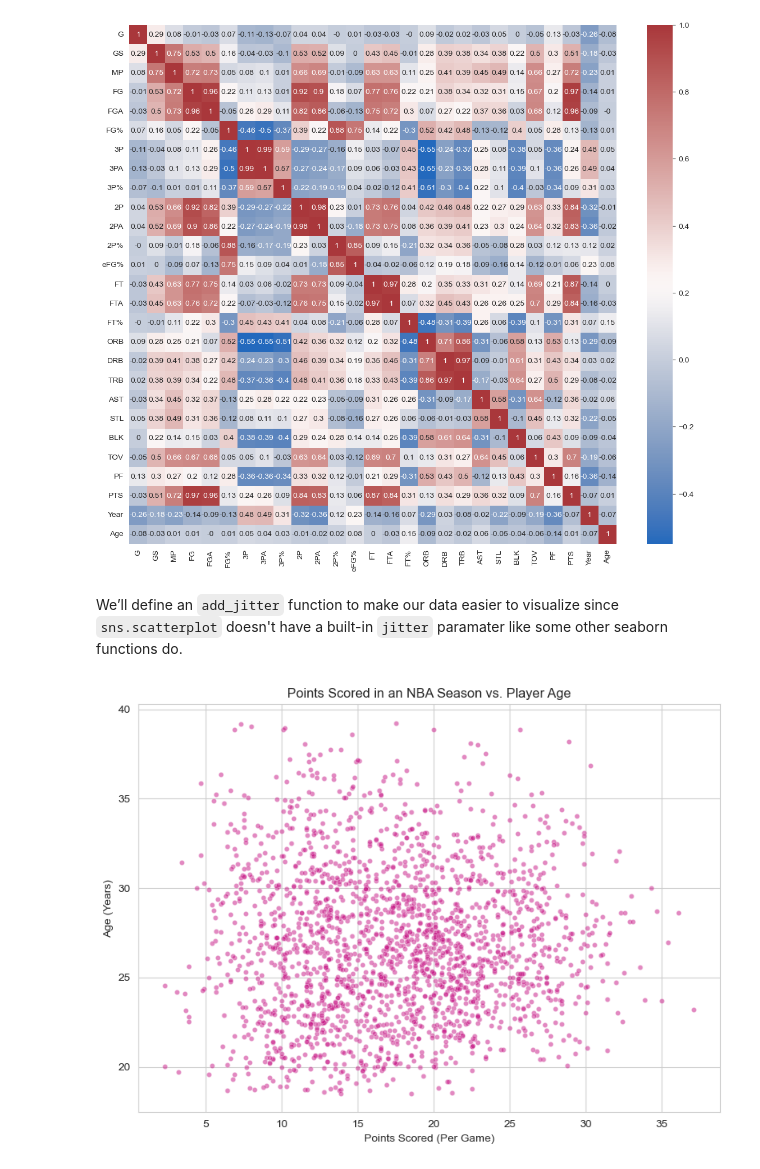
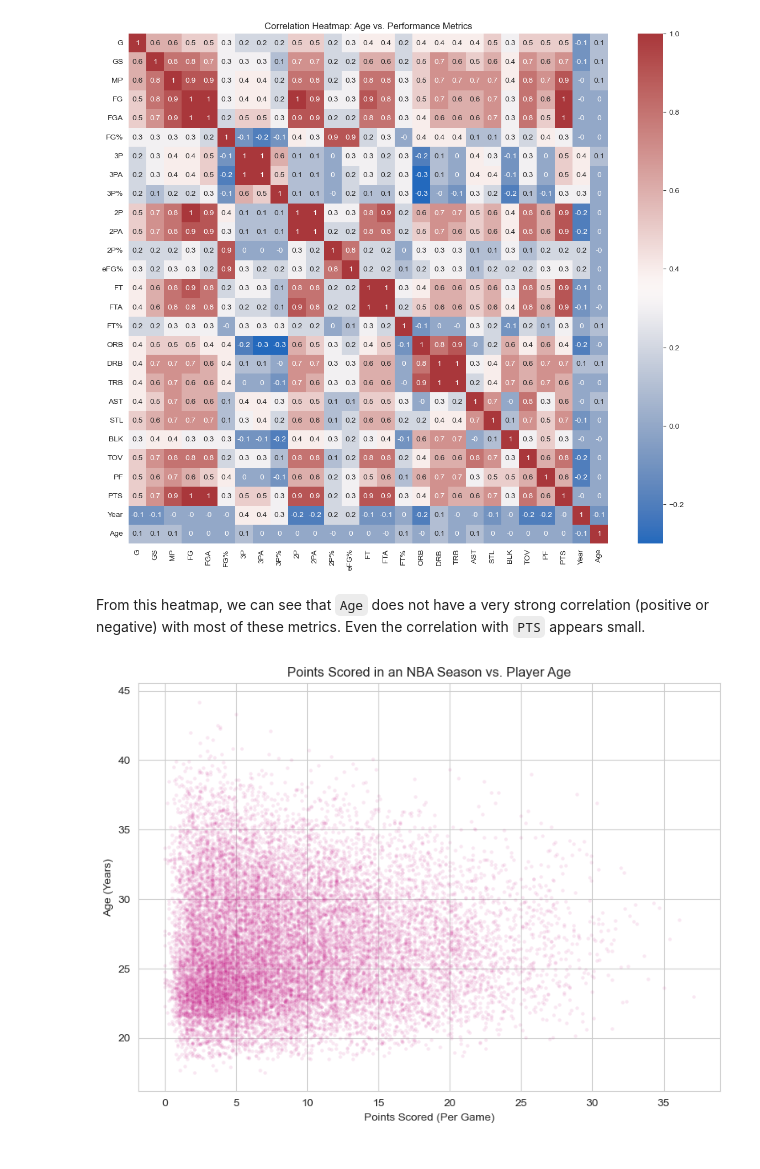
Before and after one commit to Logan-Locke/nba-analytics-pipeline, a Jupyter notebook: inference.ipynb, the cells around one changed output. Saved outputs shown, nothing was run; the diff lists cells and outputs as text; code cells hidden in the pictures.

```diff
--- a/inference.ipynb
+++ b/inference.ipynb
@@ -12,0 +11,5 @@ from scipy.stats import ttest_ind
+# %%
+engine = create_engine('sqlite:///nba_stats.db')
+nba_player_seasons_complete = pd.read_sql("SELECT * FROM nba_player_seasons_complete", con=engine)
+print(nba_player_seasons_complete.shape)
+nba_player_seasons_complete.head()
@@ -195,22 +200,22 @@ and also ensure that the age groups we selected aren’t misrepresenting our dat
 # %%
-# Define target and features
 target = 'Age'
-features = ['G', 'GS', 'MP', 'FG', 'FGA', 'FG%',
-            '3P', '3PA', '3P%', '2P', '2PA', '2P%',
-            'eFG%', 'FT', 'FTA', 'FT%', 'ORB', 'DRB',
-            'TRB', 'AST', 'STL', 'BLK', 'TOV', 'PF',
-            'PTS', 'Year']
+features = [
+    'G', 'GS', 'MP', 'FG', 'FGA', 'FG%',
+    '3P', '3PA', '3P%', '2P', '2PA', '2P%',
+    'eFG%', 'FT', 'FTA', 'FT%', 'ORB', 'DRB',
+    'TRB', 'AST', 'STL', 'BLK', 'TOV', 'PF',
+    'PTS', 'Year'
+]
 
-nba_corr_subset = nba[features + [target]]
-
-nba_corrs = nba_corr_subset.corr().round(2)
+nba_corr_subset = nba_player_seasons_complete[features + [target]]
+nba_corrs = nba_corr_subset.corr().round(1)
 
 plt.figure(figsize=(14, 12))
-
 sns.heatmap(nba_corrs, annot=True, cmap="vlag")
+plt.title("Correlation Heatmap: Age vs. Performance Metrics")
 plt.show()
 # %% [output]
-[figure, old version]
+[figure, new version]
 # %% [markdown]
-We’ll define an `add_jitter` function to make our data easier to visualize
-since `sns.scatterplot` doesn't have a built-in `jitter` paramater like some other seaborn functions do.
+From this heatmap, we can see that `Age` does not have a very strong correlation (positive or negative) with most of these metrics.
+Even the correlation with `PTS` appears small.
@@ -220,4 +222,7 @@ def add_jitter(data, column, jitter_amount=0.5):
 # %%
+def add_jitter(data, column, jitter_amount=0.5):
+    return data[column] + np.random.uniform(-jitter_amount, jitter_amount, size=len(data))
+
 plt.figure(figsize=(8, 6))
 
 sns.scatterplot(
@@ -225,16 +230,15 @@ sns.scatterplot(
     x='PTS',
     y=add_jitter(nba_corr_subset, 'Age'),
     color='mediumvioletred',
-    s=20,
-    alpha=0.5,
+    s=10,
+    alpha=0.1,
 )
 
 plt.title('Points Scored in an NBA Season vs. Player Age')
 plt.xlabel('Points Scored (Per Game)')
 plt.ylabel('Age (Years)')
-
 plt.tight_layout()
 plt.show()
 # %% [output]
-[figure, old version]
+[figure, new version]
 # %% [markdown]
```
Also changed, not shown: parts of 29 cells of this notebook.
